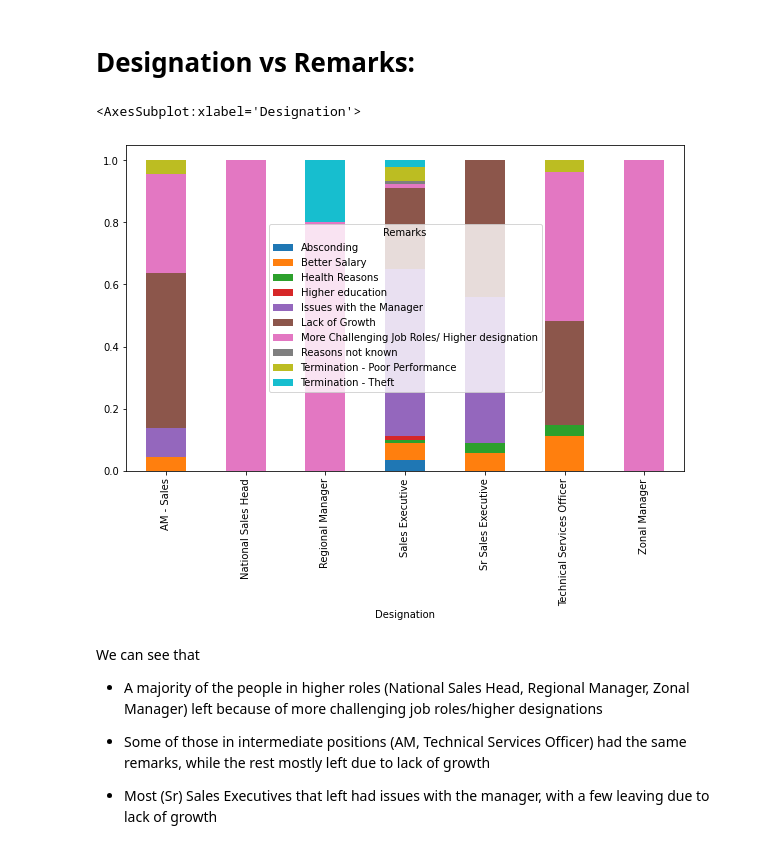
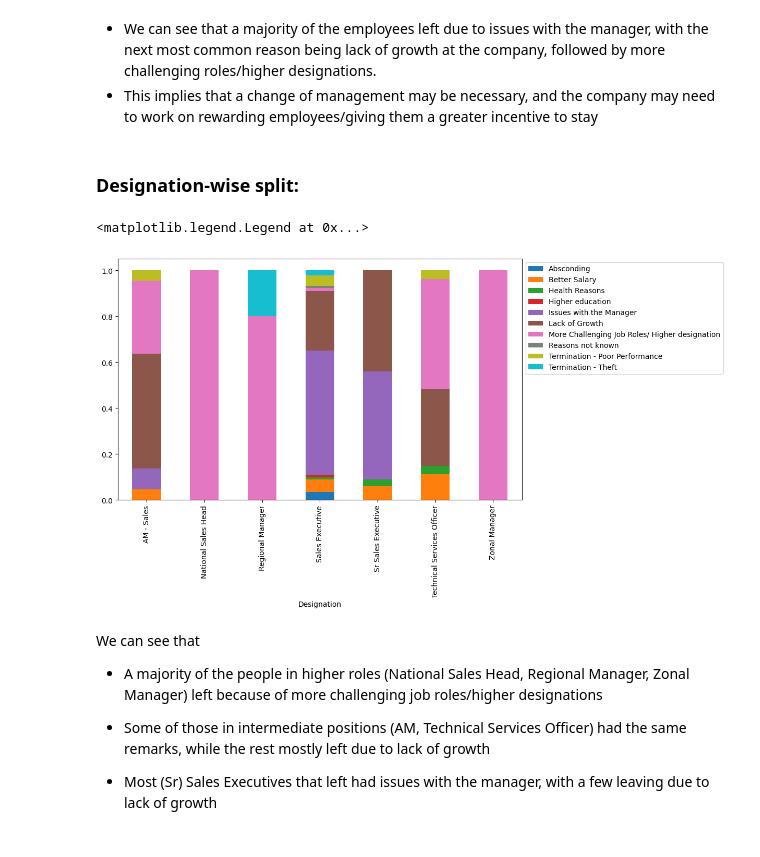
Before and after one commit to jellyfish2004/DC-Task-2, a Jupyter notebook: Data_Visualization_Challenge.ipynb, the cells around one changed output. Saved outputs shown, nothing was run; the diff lists cells and outputs as text; code cells hidden in the pictures.

Commit message:
fixed some errors and added 2 more graphs

```diff
--- a/Data_Visualization_Challenge.ipynb
+++ b/Data_Visualization_Challenge.ipynb
@@ -8,15 +21,19 @@ for i in headings:
+# %% [markdown]
+- We can see that a majority of the employees left due to issues with the manager, with the next most common reason being lack of growth at the company, followed by more challenging roles/higher designations.
+- This implies that a change of management may be necessary, and the company may need to work on rewarding employees/giving them a greater incentive to stay
 # %% [markdown]
-# Designation vs Remarks:
+### Designation-wise split:
 # %%
 grouped = data.groupby(['Designation', 'Remarks']).size().unstack(fill_value=0)
 total = grouped.sum(axis=1)
 proportions = grouped.divide(total, axis=0)
 fig, ax = plt.subplots(figsize=(10, 6))
 
 proportions.plot(kind='bar', stacked=True, ax=ax)
+ax.legend(bbox_to_anchor=(1,1))
 # %% [output]
-<AxesSubplot:xlabel='Designation'>
+<matplotlib.legend.Legend at 0x...>
-[figure, old version]
+[figure, new version]
 # %% [markdown]
 We can see that
 
```
Also changed, not shown: parts of 15 cells of this notebook.
